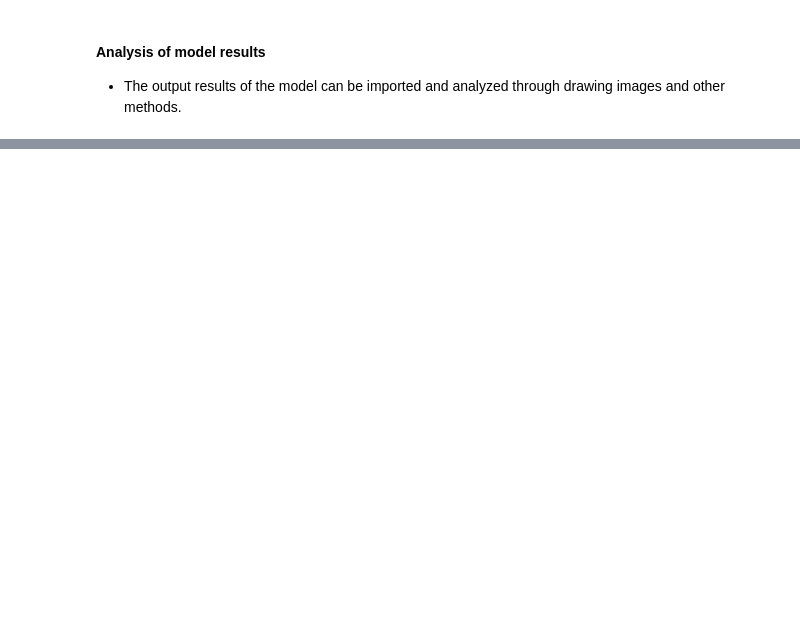
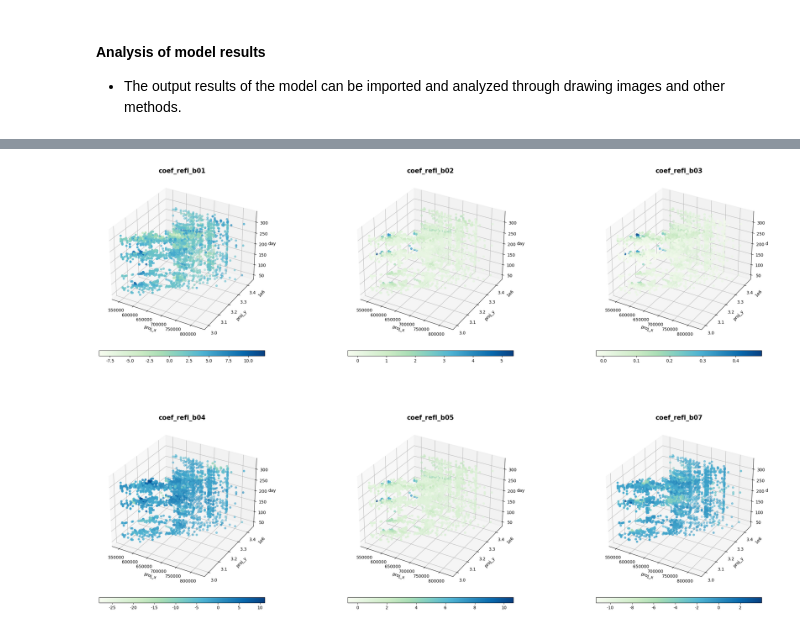
Before and after one commit to zjuwss/gnnwr, a Jupyter notebook: demo/demo_gtnnwr.ipynb, the cells around one changed output, grey strips where cells are left out. Drawn from its saved outputs; the diff is of its cells as text; code cells hidden in the pictures; blank space fills up the shorter version.

```diff
--- a/demo/demo_gtnnwr.ipynb
+++ b/demo/demo_gtnnwr.ipynb
@@ -305 +228,19 @@ R2: 0.79368150398148
+# %%
+ana_data = pd.merge(data,result_data,on='id')
+# %%
+fig = plt.figure(figsize=(30,30))
+plt.rcParams['font.sans-serif'] = ['Arial Unicode MS']
+id = 1
+for i in [1,2,3,4,5,7]:
+    ax = fig.add_subplot(3,3,id,projection='3d')
+    fig.colorbar(ax.scatter(ana_data['proj_x'],ana_data['proj_y'],ana_data['day'],
+                            c=ana_data['coef_refl_b0'+str(i)],cmap='GnBu'),
+                shrink=0.8,aspect=30,orientation='horizontal',pad=0.05)
+    ax.set_xlabel('proj_x')
+    ax.set_ylabel('proj_y')
+    ax.set_zlabel('day')
+    ax.set_title('coef_refl_b0'+str(i),fontsize=15,fontweight='bold')
+    id+=1
+# %% [output]
+[figure, added]
 # %%
```
Also changed, not shown: parts of 16 cells of this notebook, 4 other files.
